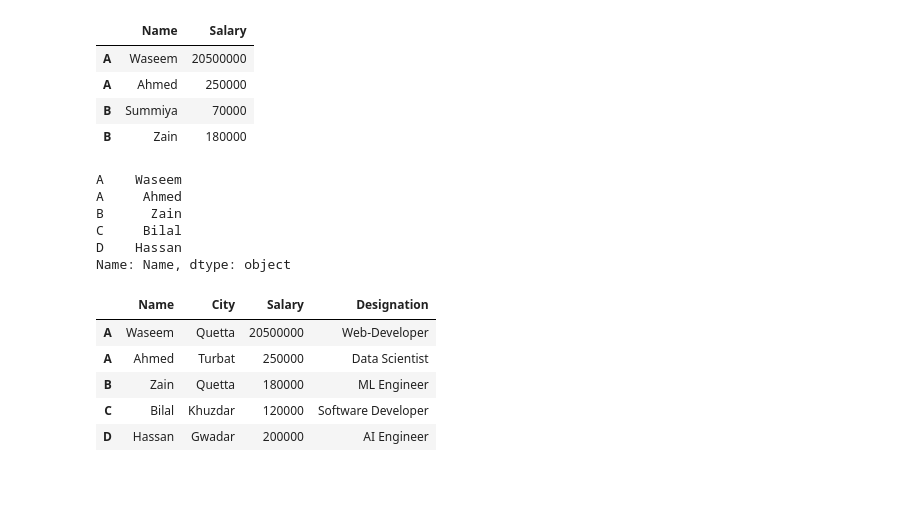
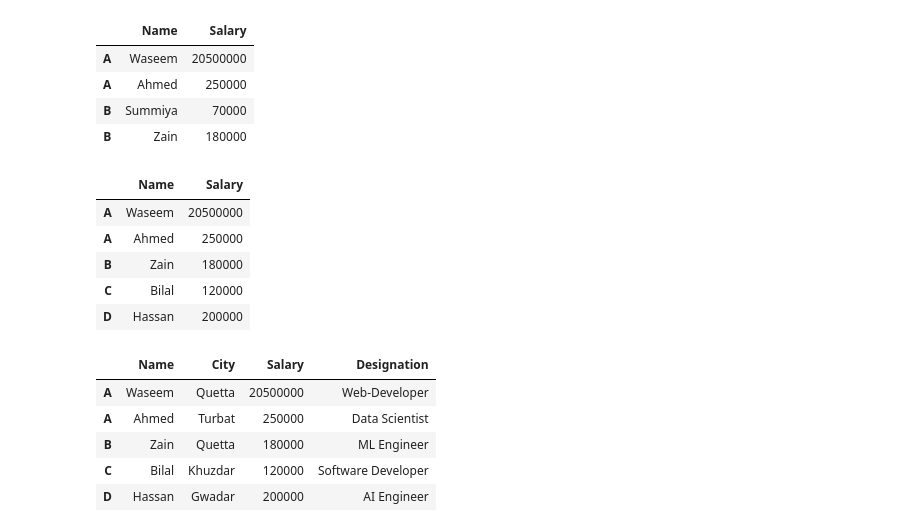
Before and after one commit to waseem-development/AI-NAVTTC, a Jupyter notebook: multi_modal_ai_engineering_journey/3_pandas/3_pandas_dataframes.ipynb, the cells around one changed output. Cells and saved outputs as stored; diff of their text form; code cells hidden in the pictures; blank space fills up the shorter version.

```diff
--- a/multi_modal_ai_engineering_journey/3_pandas/3_pandas_dataframes.ipynb
+++ b/multi_modal_ai_engineering_journey/3_pandas/3_pandas_dataframes.ipynb
@@ -282,14 +282,14 @@ df_03.loc[["A", "B"], ["Name", "Salary"]]
 | B | Summiya | 70000 |
 | B | Zain | 180000 |
 # %%
-df_03["Name"][df_03["Salary"] > 70000]
+df_03[["Name", "Salary"]][df_03["Salary"] > 70000]
 # %% [output]
-A    Waseem
-A     Ahmed
-B      Zain
-C     Bilal
-D    Hassan
-Name: Name, dtype: object
+|  | Name | Salary |
+| A | Waseem | 20500000 |
+| A | Ahmed | 250000 |
+| B | Zain | 180000 |
+| C | Bilal | 120000 |
+| D | Hassan | 200000 |
 # %%
 df_03[df_03["Salary"] > 70000]
 # %% [output]
```
Also changed, not shown: parts of 12 cells of this notebook, 6 other files.
